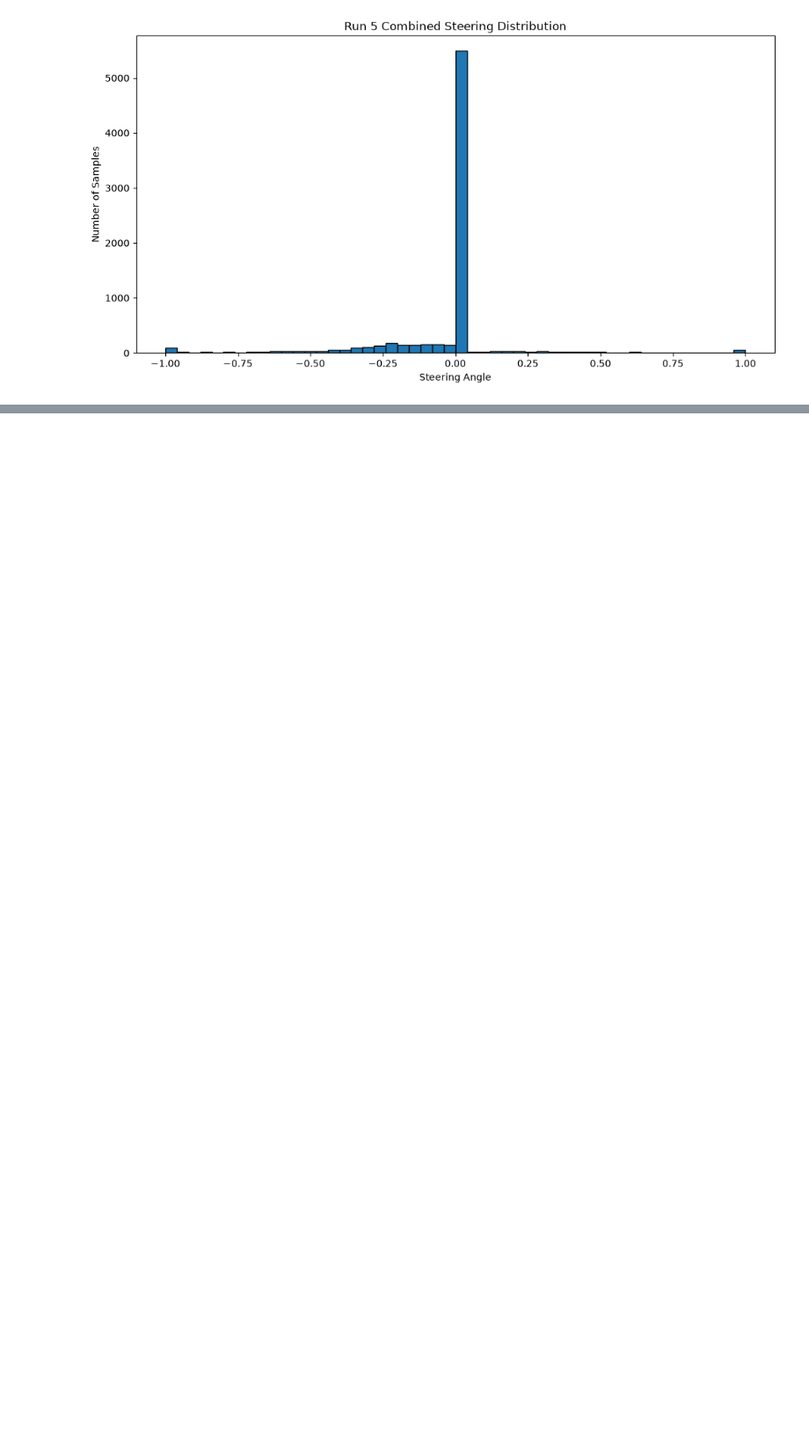
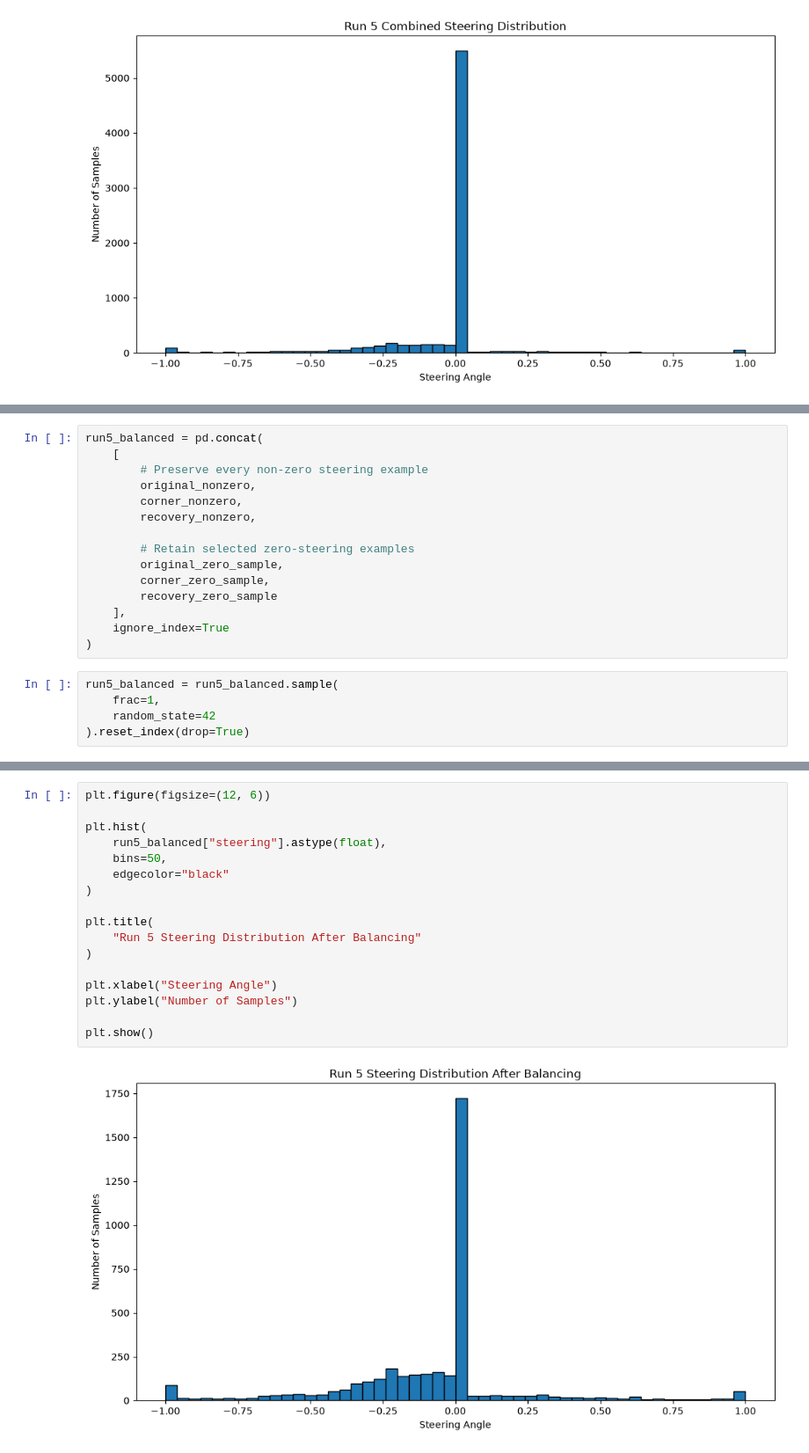
Before and after one commit to eljesam/Smart-Tech-CA2, a Jupyter notebook: exploration.ipynb, the cells around one changed output, grey strips where cells are left out. Shown at 88% size. Saved outputs shown, nothing was run; the diff lists cells and outputs as text; blank space fills up the shorter version.

Commit message:
balanced run 5

```diff
--- a/exploration.ipynb
+++ b/exploration.ipynb
@@ -859,0 +903,20 @@ plt.show()
+# %%
+run5_balanced = pd.concat(
+    [
+        # Preserve every non-zero steering example
+        original_nonzero,
+        corner_nonzero,
+        recovery_nonzero,
+
+        # Retain selected zero-steering examples
+        original_zero_sample,
+        corner_zero_sample,
+        recovery_zero_sample
+    ],
+    ignore_index=True
+)
+# %%
+run5_balanced = run5_balanced.sample(
+    frac=1,
+    random_state=42
+).reset_index(drop=True)
@@ -859,0 +940,19 @@ plt.show()
+# %%
+plt.figure(figsize=(12, 6))
+
+plt.hist(
+    run5_balanced["steering"].astype(float),
+    bins=50,
+    edgecolor="black"
+)
+
+plt.title(
+    "Run 5 Steering Distribution After Balancing"
+)
+
+plt.xlabel("Steering Angle")
+plt.ylabel("Number of Samples")
+
+plt.show()
+# %% [output]
+[figure, added]
```
Also changed, not shown: parts of 4 cells of this notebook, 2 other files.
